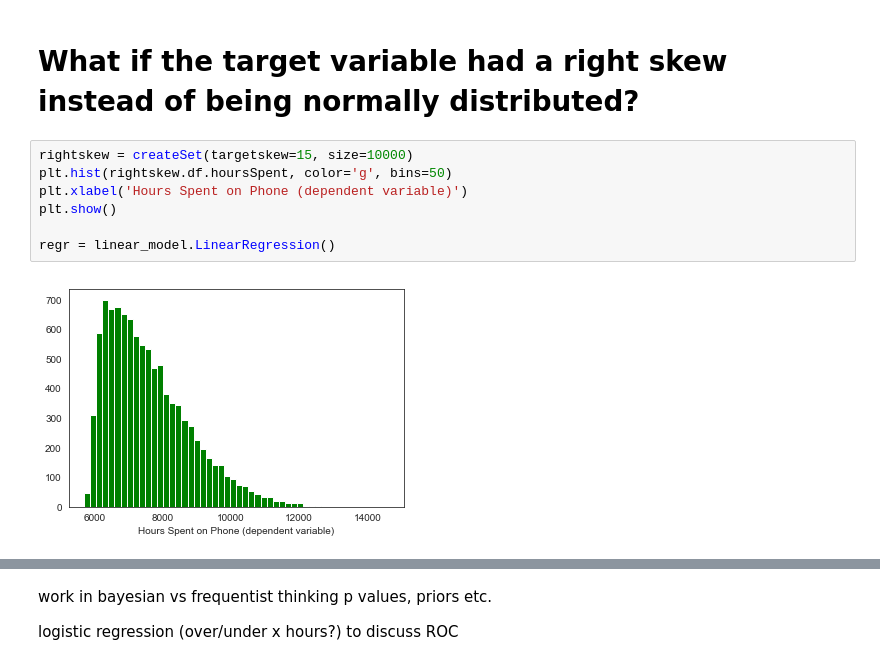
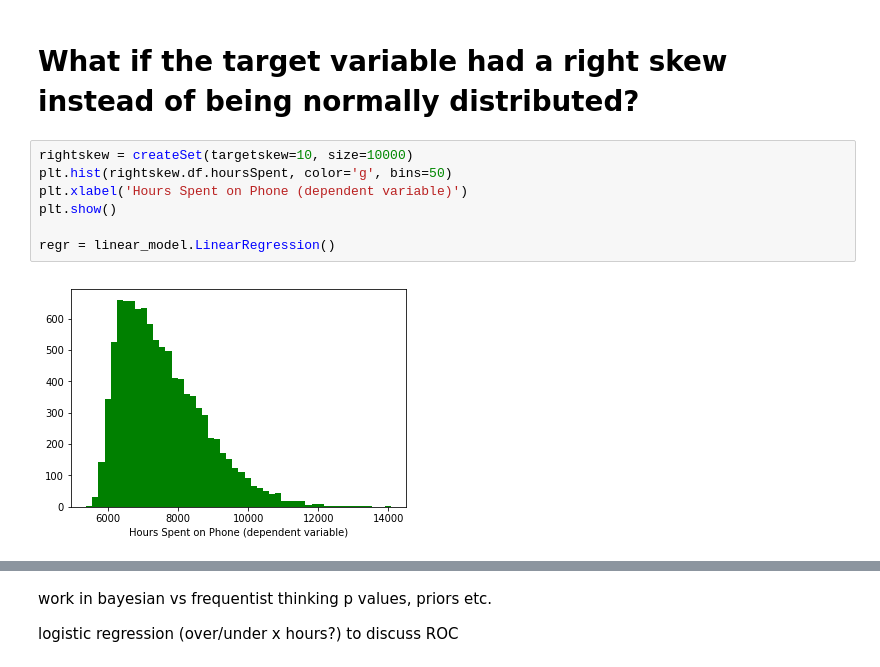
Before and after one commit to conditg/predicting-disruption, a Jupyter notebook: working-notebook.ipynb, the cells around one changed output, grey strips where cells are left out. Drawn from its saved outputs; the diff is of its cells as text.

```diff
--- a/working-notebook.ipynb
+++ b/working-notebook.ipynb
@@ -354,14 +359,14 @@ plt.show()
 # %% [markdown]
 # What if the target variable had a right skew instead of being normally distributed?
 # %%
-rightskew = createSet(targetskew=15, size=10000)
+rightskew = createSet(targetskew=10, size=10000)
 plt.hist(rightskew.df.hoursSpent, color='g', bins=50)
 plt.xlabel('Hours Spent on Phone (dependent variable)')
 plt.show()
 
 regr = linear_model.LinearRegression()
 # %% [output]
-[figure, old version]
+[figure, new version]
 # %%
 #sklearn
 x = rightskew.df['screenActions']
```
Also changed, not shown: parts of 25 cells of this notebook.
